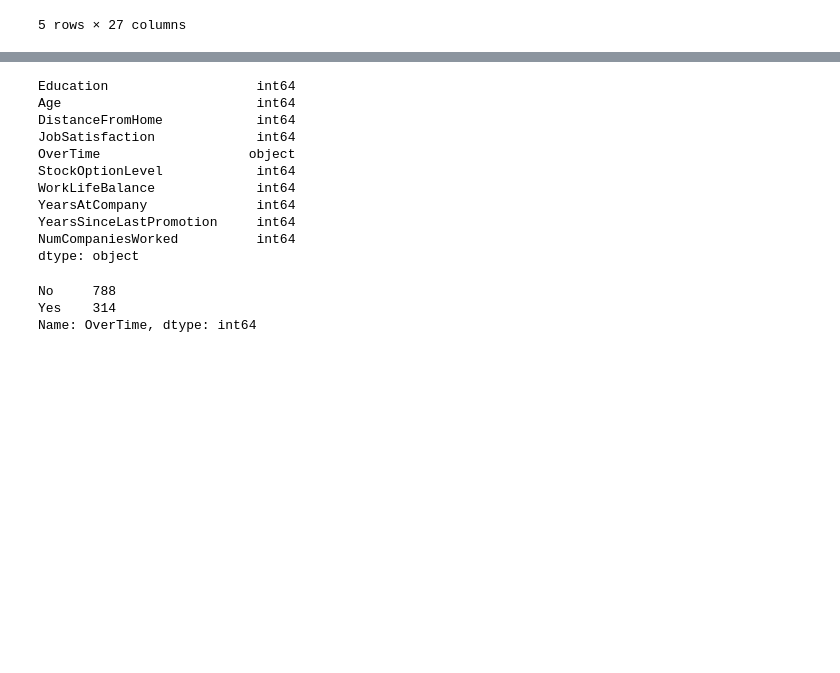
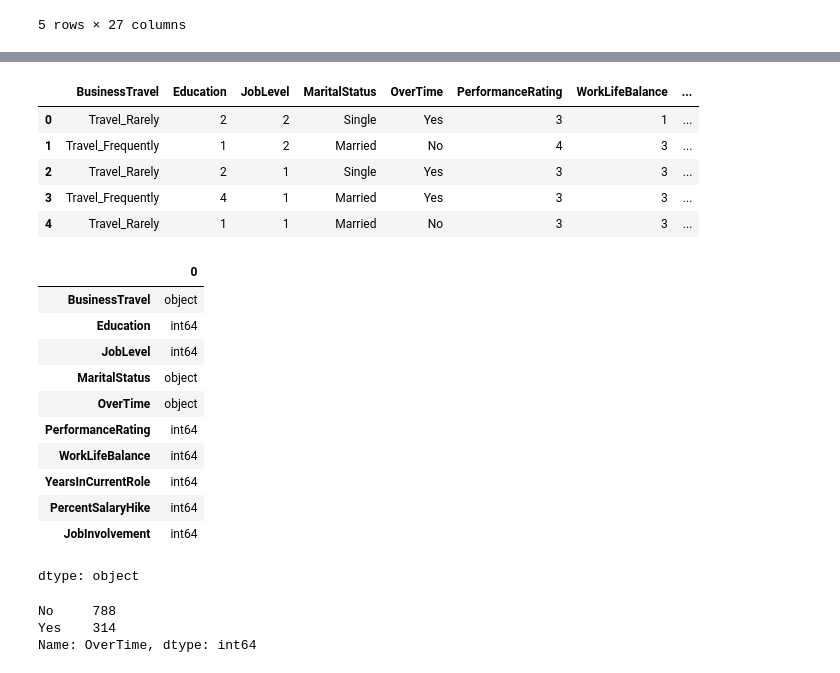
Before and after one commit to Reggiewright97/Neural-Network-Challenge-2, a Jupyter notebook: attrition.ipynb, the cells around one changed output, grey strips where cells are left out. Saved outputs shown, nothing was run; the diff lists cells and outputs as text; code cells hidden in the pictures; blank space fills up the shorter version.

```diff
--- a/attrition.ipynb
+++ b/attrition.ipynb
@@ -48,23 +58,36 @@ dtype: int64
 # %%
 # Create a list of at least 10 column names to use as X data
+columns_list = ['BusinessTravel','Education','JobLevel','MaritalStatus','OverTime','PerformanceRating','WorkLifeBalance','YearsInCurrentRole','PercentSalaryHike','JobInvolvement' ]
 
 
 
 # Create X_df using your selected columns
+X_df = attrition_df[columns_list]
+display(X_df.head())
+
+
 
 
 # Show the data types for X_df
+X_df.dtypes
 # %% [output]
+|  | BusinessTravel | Education | JobLevel | MaritalStatus | OverTime | PerformanceRating | WorkLifeBalance | ... |
+| 0 | Travel_Rarely | 2 | 2 | Single | Yes | 3 | 1 | ... |
+| 1 | Travel_Frequently | 1 | 2 | Married | No | 4 | 3 | ... |
+| 2 | Travel_Rarely | 2 | 1 | Single | Yes | 3 | 3 | ... |
+| 3 | Travel_Frequently | 4 | 1 | Married | Yes | 3 | 3 | ... |
+| 4 | Travel_Rarely | 1 | 1 | Married | No | 3 | 3 | ... |
+|  | 0 |
+| BusinessTravel | object |
+| Education | int64 |
+| JobLevel | int64 |
+| MaritalStatus | object |
+| OverTime | object |
+| PerformanceRating | int64 |
+| WorkLifeBalance | int64 |
+| YearsInCurrentRole | int64 |
+| PercentSalaryHike | int64 |
+| JobInvolvement | int64 |
-Education                   int64
-Age                         int64
-DistanceFromHome            int64
-JobSatisfaction             int64
-OverTime                   object
-StockOptionLevel            int64
-WorkLifeBalance             int64
-YearsAtCompany              int64
-YearsSinceLastPromotion     int64
-NumCompaniesWorked          int64
 dtype: object
 # %%
 # Split the data into training and testing sets
```
Also changed, not shown: parts of 2 cells of this notebook.
